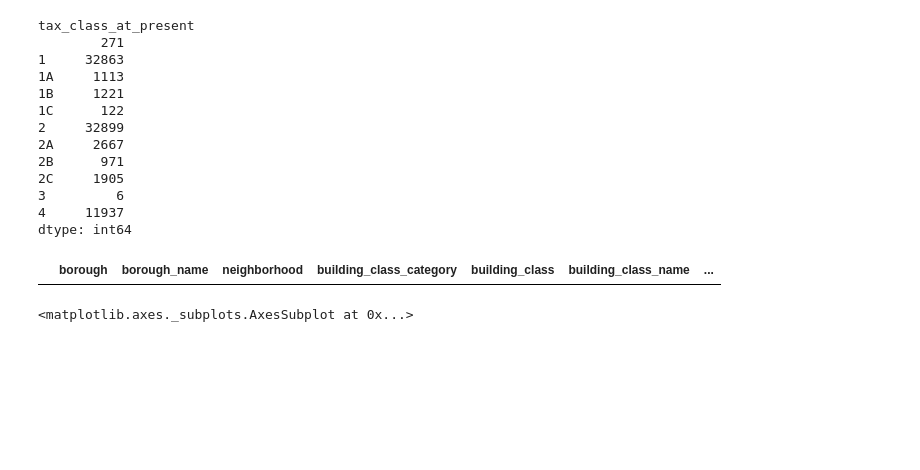
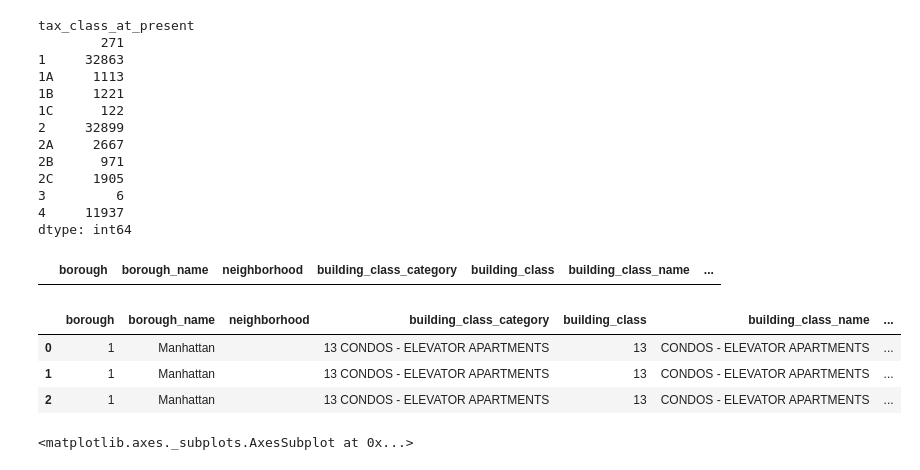
Before and after one commit to tansudasli/analytics-sandbox, a Jupyter notebook: real_estate_of_nyc_EDA.ipynb, the cells around one changed output. Saved outputs shown, nothing was run; the diff lists cells and outputs as text; code cells hidden in the pictures; blank space fills up the shorter version.

```diff
--- a/real_estate_of_nyc_EDA.ipynb
+++ b/real_estate_of_nyc_EDA.ipynb
@@ -432,6 +422,15 @@ dtype: int64
 raw_data[raw_data.tax_class_at_present.isna()]
 # %% [output]
 |  | borough | borough_name | neighborhood | building_class_category | building_class | building_class_name | ... |
+# %%
+raw_data[raw_data.tax_class_at_present == '  '].head(3)
+
+# delete this rows
+# %% [output]
+|  | borough | borough_name | neighborhood | building_class_category | building_class | building_class_name | ... |
+| 0 | 1 | Manhattan |  | 13 CONDOS - ELEVATOR APARTMENTS | 13 | CONDOS - ELEVATOR APARTMENTS | ... |
+| 1 | 1 | Manhattan |  | 13 CONDOS - ELEVATOR APARTMENTS | 13 | CONDOS - ELEVATOR APARTMENTS | ... |
+| 2 | 1 | Manhattan |  | 13 CONDOS - ELEVATOR APARTMENTS | 13 | CONDOS - ELEVATOR APARTMENTS | ... |
 # %%
 raw_data.groupby('block').size().plot()
 
```
Also changed, not shown: parts of 15 cells of this notebook, 1 other file.
